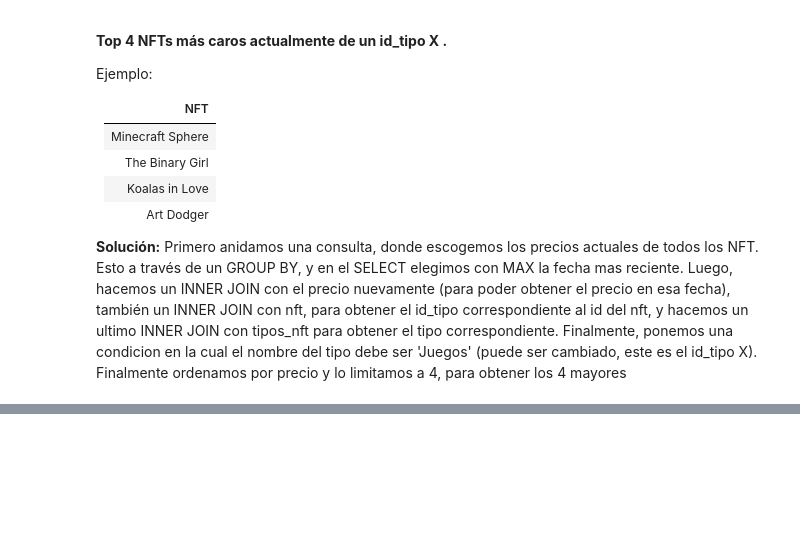
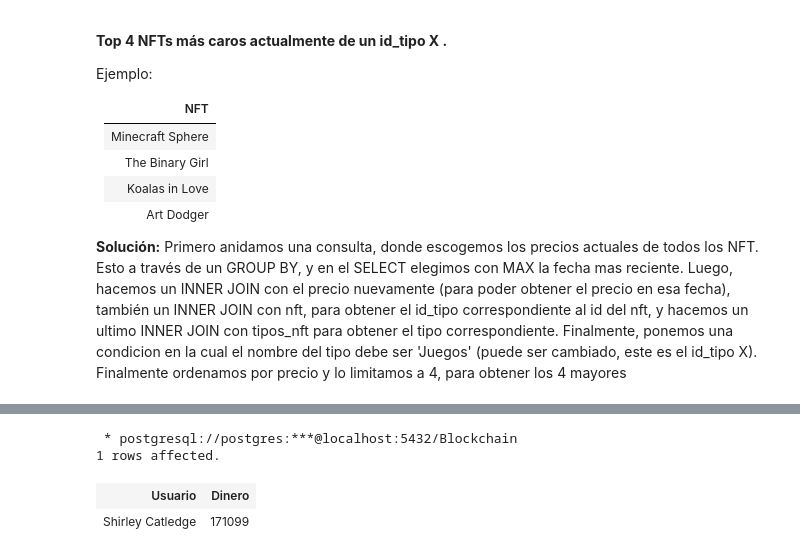
Before and after one commit to bryangonzalezr/INF239, a Jupyter notebook: Tarea-1-Grupo23/Tarea1_BD_2022-1 V1.1.ipynb, the cells around one changed output, grey strips where cells are left out. Cells and saved outputs as stored; diff of their text form; code cells hidden in the pictures; blank space fills up the shorter version.

```diff
--- a/Tarea-1-Grupo23/Tarea1_BD_2022-1 V1.1.ipynb
+++ b/Tarea-1-Grupo23/Tarea1_BD_2022-1 V1.1.ipynb
@@ -738,0 +726,26 @@ WHERE
+# %%
+%%sql
+
+SELECT (usuarios.nombre || ' ' || usuarios.apellido) AS "Usuario", SUM(precio_nft.precio) AS "Dinero"
+FROM
+	(SELECT id_nft, MAX(fecha) AS "ultimafecha"
+	FROM precio_nft
+	GROUP BY id_nft) AS lastprice
+
+	INNER JOIN precio_nft
+	ON lastprice.ultimafecha= precio_nft.fecha
+	AND lastprice.id_nft = precio_nft.id_nft
+
+	INNER JOIN usuario_tiene_nft
+	ON usuario_tiene_nft.id_nft = precio_nft.id_nft
+
+	INNER JOIN usuarios
+	ON usuarios.id_usuario = usuario_tiene_nft.id_usuario
+GROUP BY usuarios.nombre,usuarios.apellido
+ORDER BY SUM(precio_nft.precio) DESC
+LIMIT 1;
+# %% [output]
+ * postgresql://postgres:***@localhost:5432/Blockchain
+1 rows affected.
+| Usuario | Dinero |
+| Shirley Catledge | 171099 |
```
Also changed, not shown: parts of 28 cells of this notebook.
